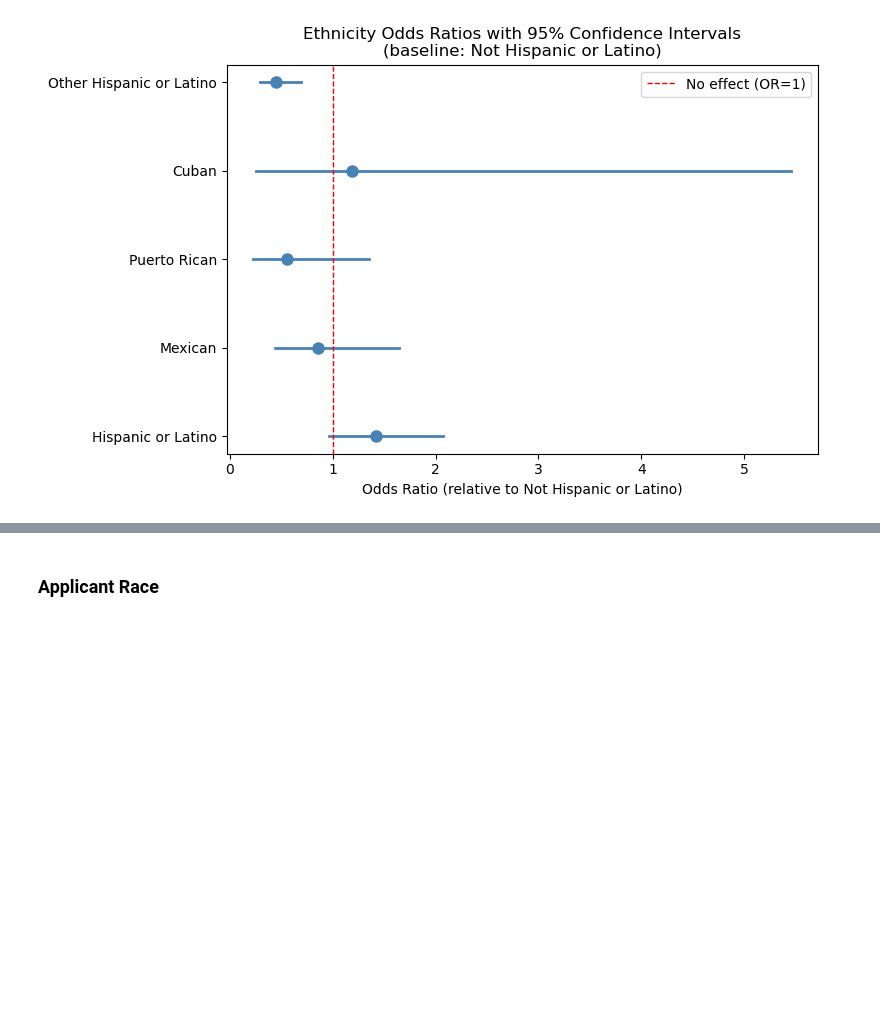
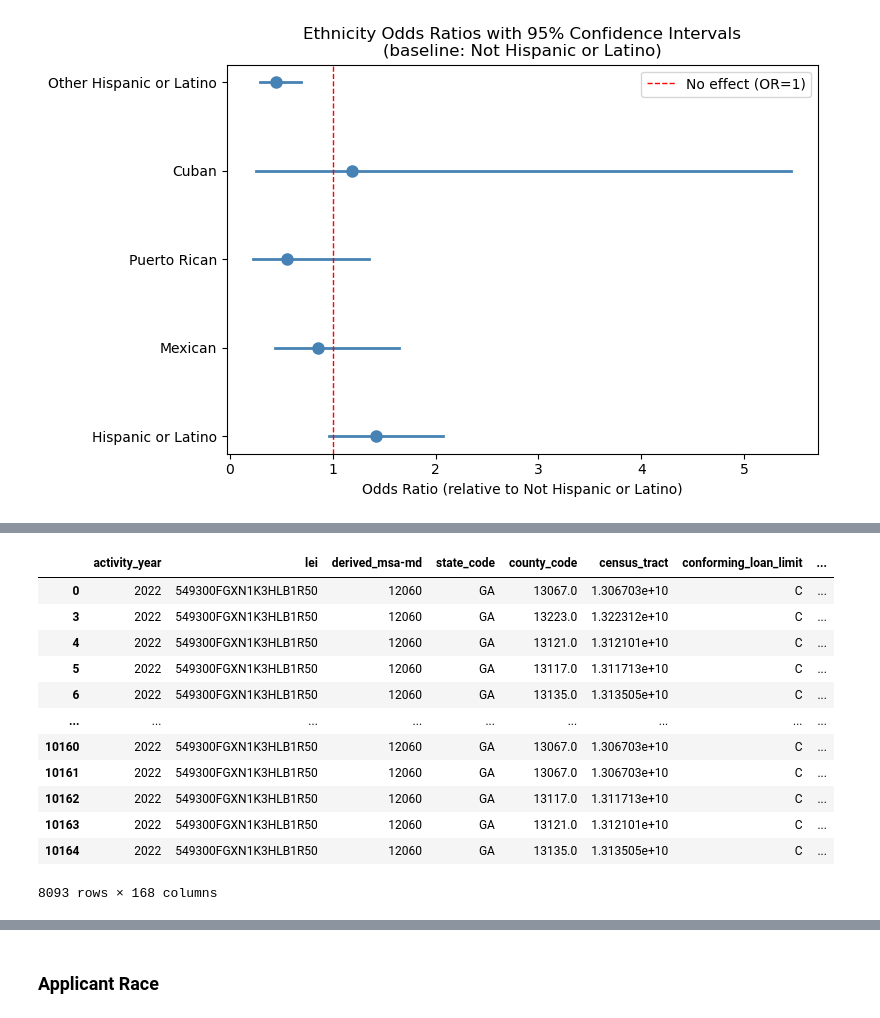
Before and after one commit to catdgomez/redlined_by_algorithm, a Jupyter notebook: notebooks/redlined_by_algorithm_exploratory.ipynb, the cells around one changed output, grey strips where cells are left out. Saved outputs shown, nothing was run; the diff lists cells and outputs as text; code cells hidden in the pictures; blank space fills up the shorter version.

```diff
--- a/notebooks/redlined_by_algorithm_exploratory.ipynb
+++ b/notebooks/redlined_by_algorithm_exploratory.ipynb
@@ -1314,0 +1377,16 @@ plt.show()
+# %%
+hdma_hispanic_not_hispanic
+# %% [output]
+|  | activity_year | lei | derived_msa-md | state_code | county_code | census_tract | conforming_loan_limit | ... |
+| 0 | 2022 | 549300FGXN1K3HLB1R50 | 12060 | GA | 13067.0 | 1.306703e+10 | C | ... |
+| 3 | 2022 | 549300FGXN1K3HLB1R50 | 12060 | GA | 13223.0 | 1.322312e+10 | C | ... |
+| 4 | 2022 | 549300FGXN1K3HLB1R50 | 12060 | GA | 13121.0 | 1.312101e+10 | C | ... |
+| 5 | 2022 | 549300FGXN1K3HLB1R50 | 12060 | GA | 13117.0 | 1.311713e+10 | C | ... |
+| 6 | 2022 | 549300FGXN1K3HLB1R50 | 12060 | GA | 13135.0 | 1.313505e+10 | C | ... |
+| ... | ... | ... | ... | ... | ... | ... | ... | ... |
+| 10160 | 2022 | 549300FGXN1K3HLB1R50 | 12060 | GA | 13067.0 | 1.306703e+10 | C | ... |
+| 10161 | 2022 | 549300FGXN1K3HLB1R50 | 12060 | GA | 13067.0 | 1.306703e+10 | C | ... |
+| 10162 | 2022 | 549300FGXN1K3HLB1R50 | 12060 | GA | 13117.0 | 1.311713e+10 | C | ... |
+| 10163 | 2022 | 549300FGXN1K3HLB1R50 | 12060 | GA | 13121.0 | 1.312101e+10 | C | ... |
+| 10164 | 2022 | 549300FGXN1K3HLB1R50 | 12060 | GA | 13135.0 | 1.313505e+10 | C | ... |
+8093 rows × 168 columns
```
Also changed, not shown: parts of 14 cells of this notebook.
